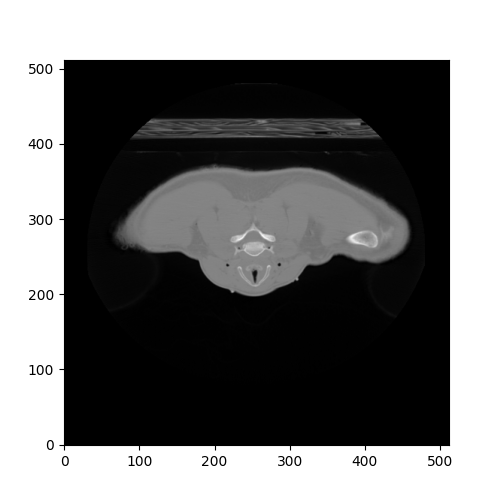
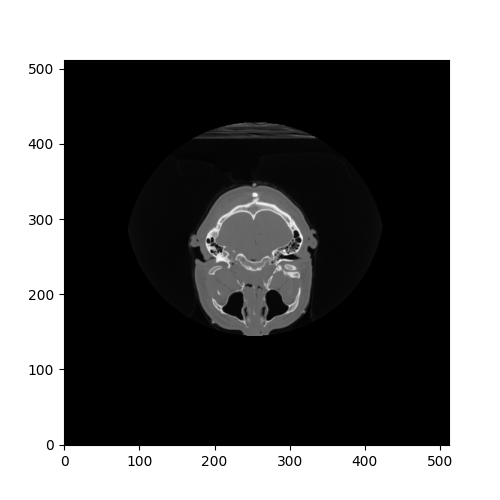
The change to this notebook cell's code, shown as a diff; its figure went from the first image to the second:
--- before
+++ after
@@ -1,2 +1,3 @@
 fig, ax = plt.subplots(figsize=(5, 5))
-controls = iplt.imshow(slice_image, z=(0, image3d.shape[0] - 1), axis=0, origin='lower', cmap='gray')
+# controls = iplt.imshow(slice_image, z=(0, image3d.shape[0] - 1), axis=0, origin='lower', cmap='gray')
+plt.imshow(slice_image(z=(image3d.shape[0] - 1) / 2, axis=0), origin='lower', cmap='gray')

Commit: update